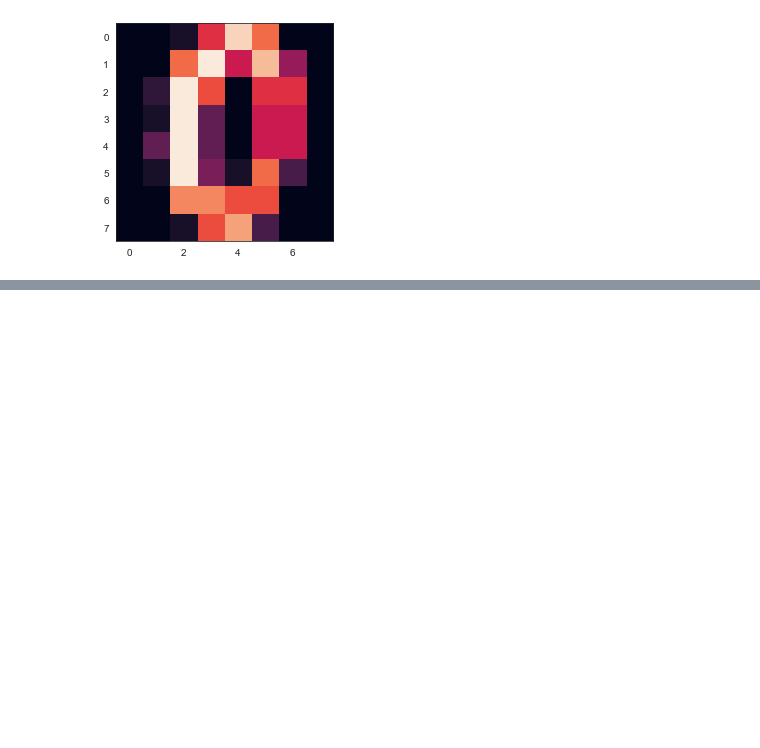
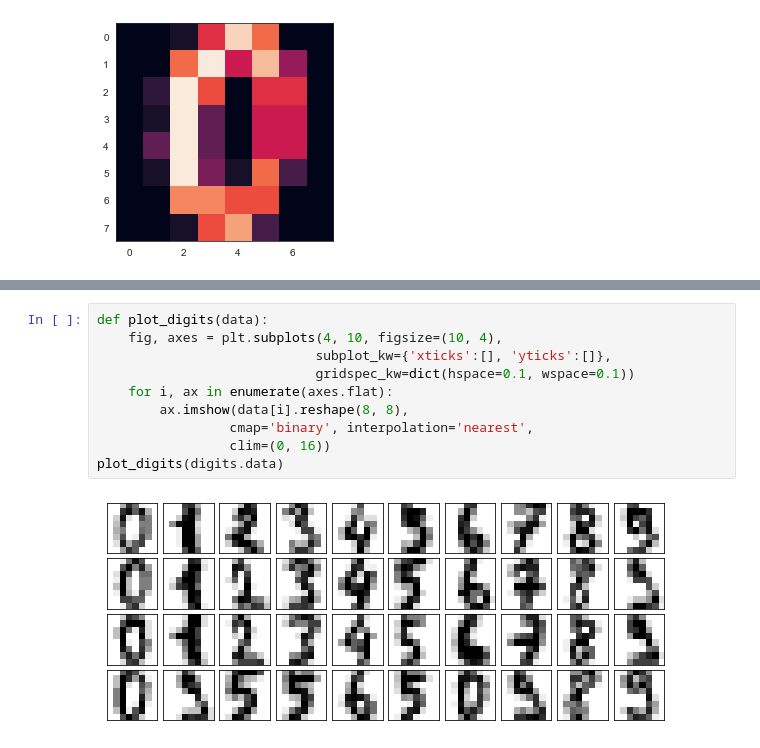
Before and after one commit to Jennifer331/Scripts, a Jupyter notebook: python/jupter/描摹/Digits Pixel Components.ipynb, the cells around one changed output, grey strips where cells are left out. Saved outputs shown, nothing was run; the diff lists cells and outputs as text; blank space fills up the shorter version.

```diff
--- a/python/jupter/描摹/Digits Pixel Components.ipynb
+++ b/python/jupter/描摹/Digits Pixel Components.ipynb
@@ -77,0 +80,12 @@ plt.imshow(digits.data[10].reshape(8,8))
+# %%
+def plot_digits(data):
+    fig, axes = plt.subplots(4, 10, figsize=(10, 4),
+                            subplot_kw={'xticks':[], 'yticks':[]},
+                            gridspec_kw=dict(hspace=0.1, wspace=0.1))
+    for i, ax in enumerate(axes.flat):
+        ax.imshow(data[i].reshape(8, 8),
+                 cmap='binary', interpolation='nearest',
+                 clim=(0, 16))
+plot_digits(digits.data)
+# %% [output]
+[figure, added]
```
Also changed, not shown: parts of 7 cells of this notebook, 2 other files.
